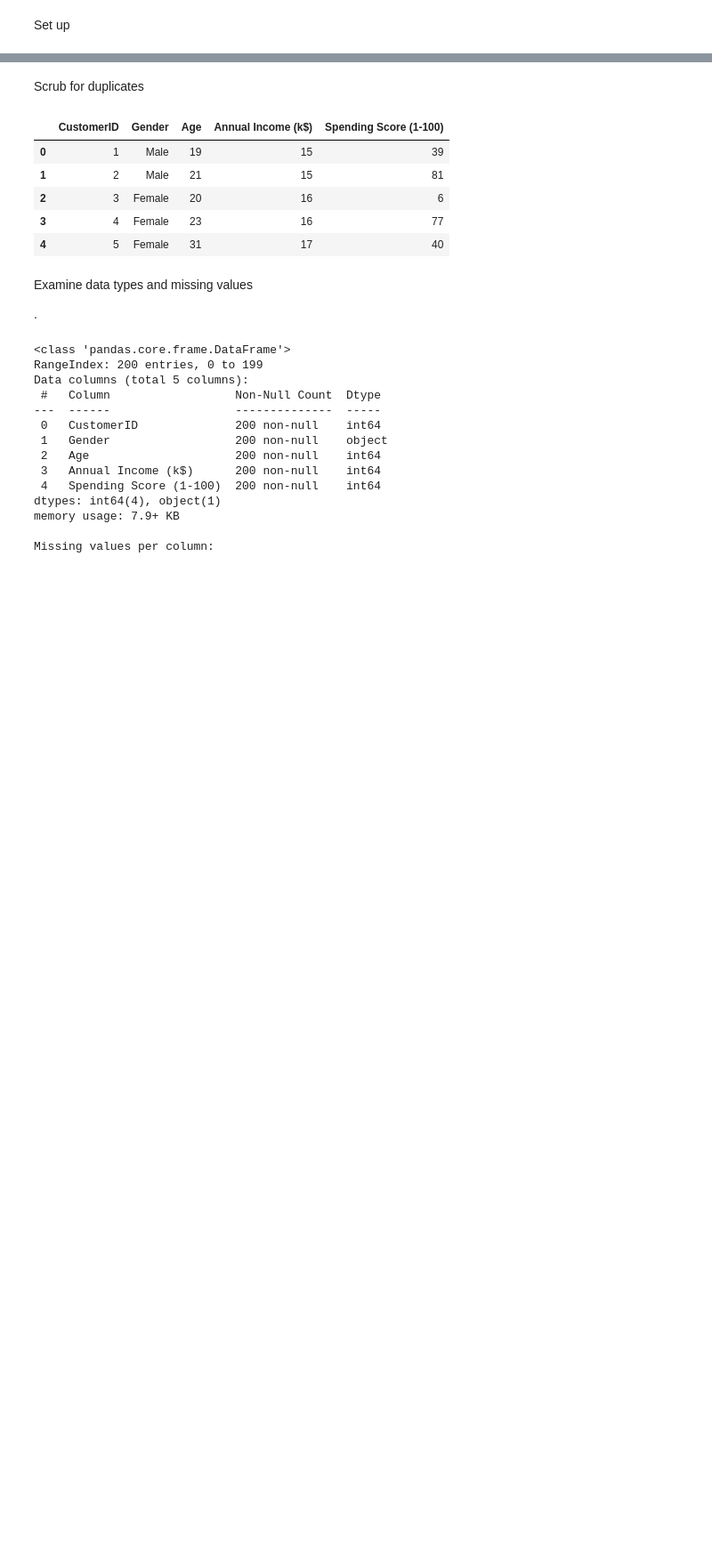
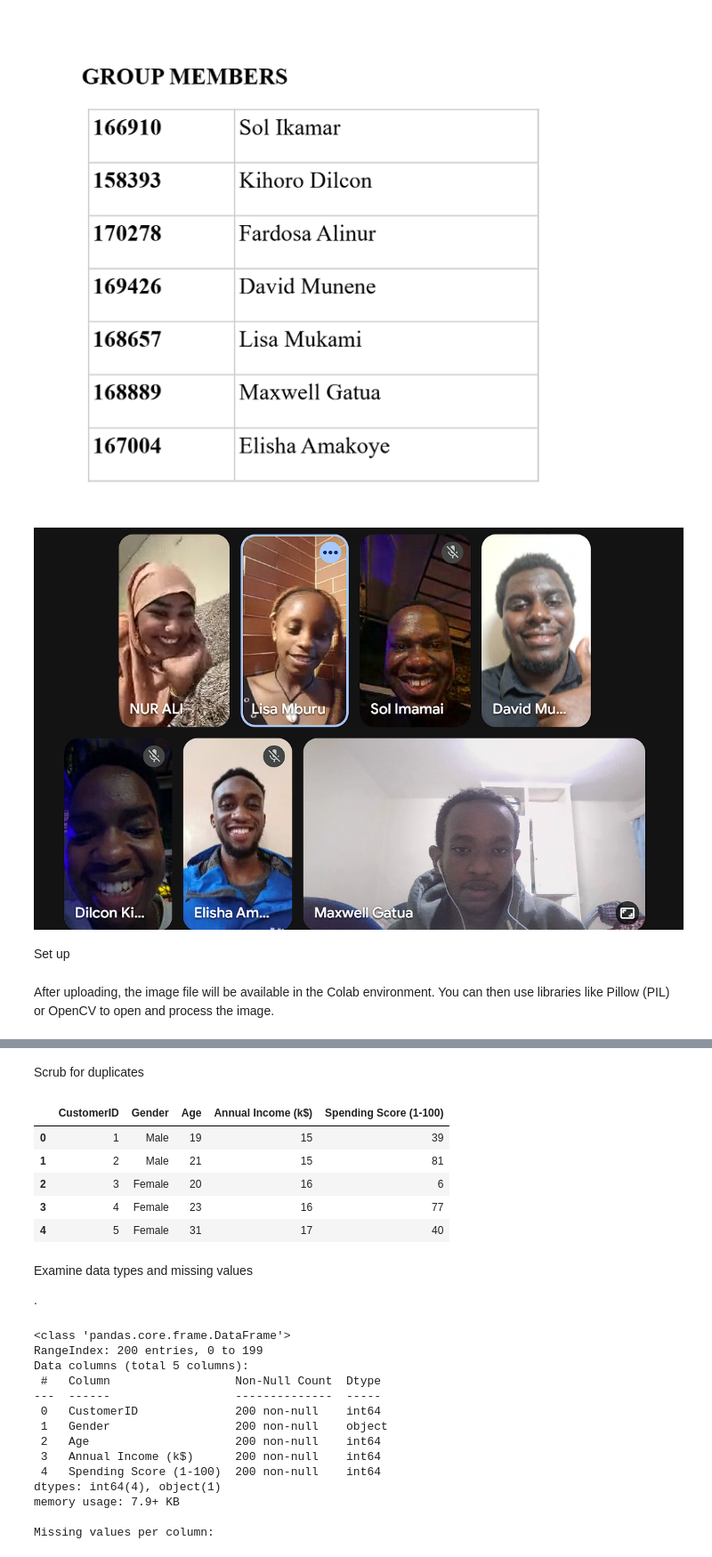
Before and after one commit to Maxwell619/AI-Coursework-2025, a Jupyter notebook: Mall_Customers_Clustering.ipynb, the cells around one changed output, grey strips where cells are left out. Shown at 89% size. Cells and saved outputs as stored; diff of their text form; code cells hidden in the pictures; blank space fills up the shorter version.

```diff
--- a/Mall_Customers_Clustering.ipynb
+++ b/Mall_Customers_Clustering.ipynb
@@ -1,2 +1,9 @@
 # %% [markdown]
 <a href="https://colab.research.google.com/github/Maxwell619/AI-Coursework-2025/blob/master/Mall_Customers_Clustering.ipynb" target="_parent"><img src="https://colab.research.google.com/assets/colab-badge.svg" alt="Open In Colab"/></a>
+# %%
+from google.colab import files
+
+uploaded_image = files.upload()
+
+for filename in uploaded_image.keys():
+  print(f'User uploaded file "{filename}"')
@@ -3,5 +20,24 @@
+# %%
+from PIL import Image
+
+# Assuming you want to display the first uploaded image
+# You can change the index if you uploaded multiple images
+filename = list(uploaded_image.keys())[1]
+
+img = Image.open(filename)
+display(img)
+
+filename = list(uploaded_image.keys())[0]
+
+img = Image.open(filename)
+display(img)
+# %% [output]
+[figure, added]
+[figure, added]
 # %% [markdown]
 Set up
+# %% [markdown]
+After uploading, the image file will be available in the Colab environment. You can then use libraries like Pillow (PIL) or OpenCV to open and process the image.
 # %%
 import pandas as pd
 import numpy as np
```
Also changed, not shown: parts of 2 cells of this notebook.
